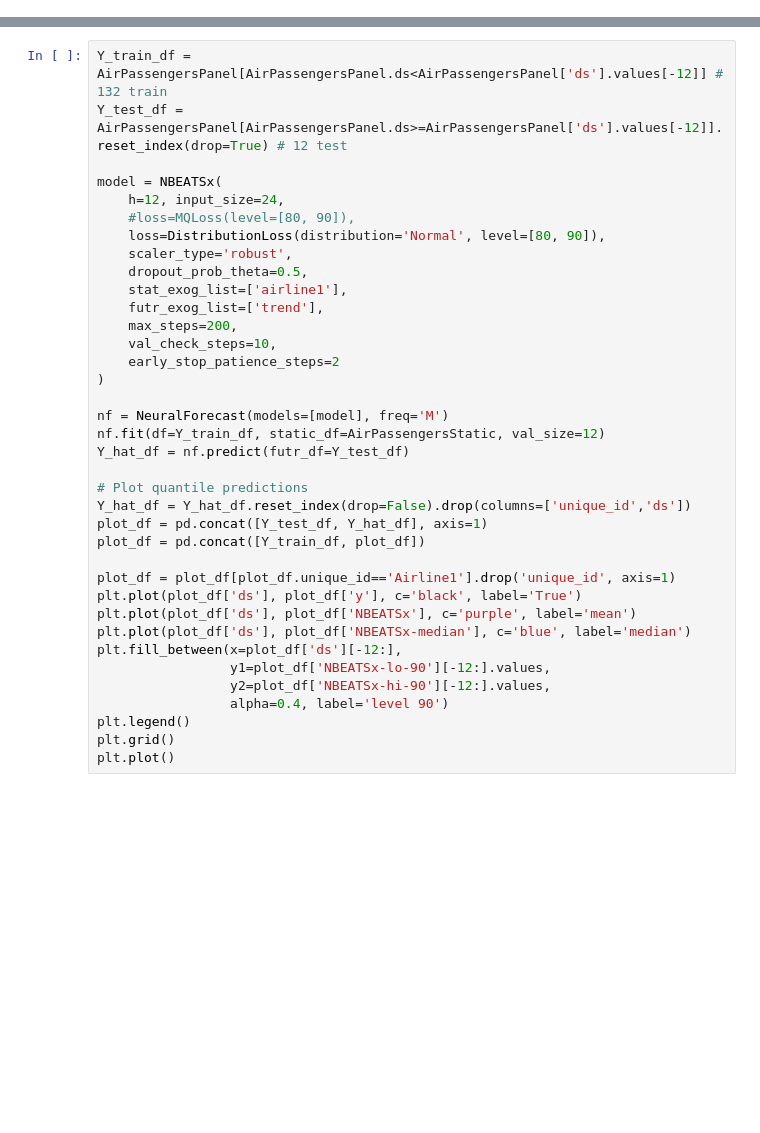
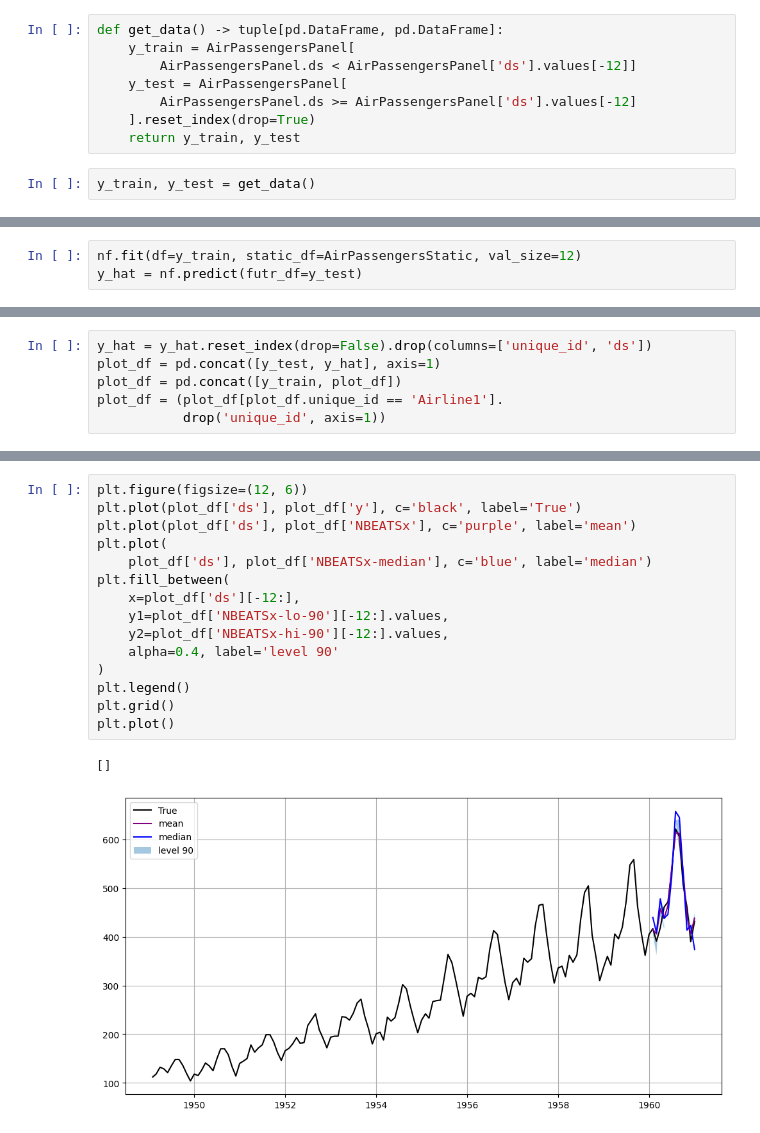
Before and after one commit to wegar-2/ailab, a Jupyter notebook: nbs_neuralforecast/01_nbeatsx_nixtla_example.ipynb, the cells around one changed output, grey strips where cells are left out. Cells and saved outputs as stored; diff of their text form; blank space fills up the shorter version.

Commit message:
moved example of using NBEATSx to ipynb

```diff
--- a/nbs_neuralforecast/01_nbeatsx_nixtla_example.ipynb
+++ b/nbs_neuralforecast/01_nbeatsx_nixtla_example.ipynb
@@ -13,0 +8,10 @@ from neuralforecast.utils import AirPassengers, AirPassengersPanel, AirPassenger
+# %%
+def get_data() -> tuple[pd.DataFrame, pd.DataFrame]:
+    y_train = AirPassengersPanel[
+        AirPassengersPanel.ds < AirPassengersPanel['ds'].values[-12]]
+    y_test = AirPassengersPanel[
+        AirPassengersPanel.ds >= AirPassengersPanel['ds'].values[-12]
+    ].reset_index(drop=True)
+    return y_train, y_test
+# %%
+y_train, y_test = get_data()
@@ -13,0 +52,3 @@ from neuralforecast.utils import AirPassengers, AirPassengersPanel, AirPassenger
+# %%
+nf.fit(df=y_train, static_df=AirPassengersStatic, val_size=12)
+y_hat = nf.predict(futr_df=y_test)
@@ -13,0 +64,6 @@ from neuralforecast.utils import AirPassengers, AirPassengersPanel, AirPassenger
+# %%
+y_hat = y_hat.reset_index(drop=False).drop(columns=['unique_id', 'ds'])
+plot_df = pd.concat([y_test, y_hat], axis=1)
+plot_df = pd.concat([y_train, plot_df])
+plot_df = (plot_df[plot_df.unique_id == 'Airline1'].
+           drop('unique_id', axis=1))
@@ -14,37 +87,18 @@ from neuralforecast.utils import AirPassengers, AirPassengersPanel, AirPassenger
 # %%
-Y_train_df = AirPassengersPanel[AirPassengersPanel.ds<AirPassengersPanel['ds'].values[-12]] # 132 train
-Y_test_df = AirPassengersPanel[AirPassengersPanel.ds>=AirPassengersPanel['ds'].values[-12]].reset_index(drop=True) # 12 test
-
-model = NBEATSx(
-    h=12, input_size=24,
-    #loss=MQLoss(level=[80, 90]),
-    loss=DistributionLoss(distribution='Normal', level=[80, 90]),
-    scaler_type='robust',
-    dropout_prob_theta=0.5,
-    stat_exog_list=['airline1'],
-    futr_exog_list=['trend'],
-    max_steps=200,
-    val_check_steps=10,
-    early_stop_patience_steps=2
-)
-
-nf = NeuralForecast(models=[model], freq='M')
-nf.fit(df=Y_train_df, static_df=AirPassengersStatic, val_size=12)
-Y_hat_df = nf.predict(futr_df=Y_test_df)
-
-# Plot quantile predictions
-Y_hat_df = Y_hat_df.reset_index(drop=False).drop(columns=['unique_id','ds'])
-plot_df = pd.concat([Y_test_df, Y_hat_df], axis=1)
-plot_df = pd.concat([Y_train_df, plot_df])
-
-plot_df = plot_df[plot_df.unique_id=='Airline1'].drop('unique_id', axis=1)
+plt.figure(figsize=(12, 6))
 plt.plot(plot_df['ds'], plot_df['y'], c='black', label='True')
 plt.plot(plot_df['ds'], plot_df['NBEATSx'], c='purple', label='mean')
-plt.plot(plot_df['ds'], plot_df['NBEATSx-median'], c='blue', label='median')
-plt.fill_between(x=plot_df['ds'][-12:],
-                 y1=plot_df['NBEATSx-lo-90'][-12:].values,
-                 y2=plot_df['NBEATSx-hi-90'][-12:].values,
-                 alpha=0.4, label='level 90')
+plt.plot(
+    plot_df['ds'], plot_df['NBEATSx-median'], c='blue', label='median')
+plt.fill_between(
+    x=plot_df['ds'][-12:],
+    y1=plot_df['NBEATSx-lo-90'][-12:].values,
+    y2=plot_df['NBEATSx-hi-90'][-12:].values,
+    alpha=0.4, label='level 90'
+)
 plt.legend()
 plt.grid()
 plt.plot()
+# %% [output]
+[]
+[figure, added]
```
Also changed, not shown: parts of 7 cells of this notebook, 3 other files.
